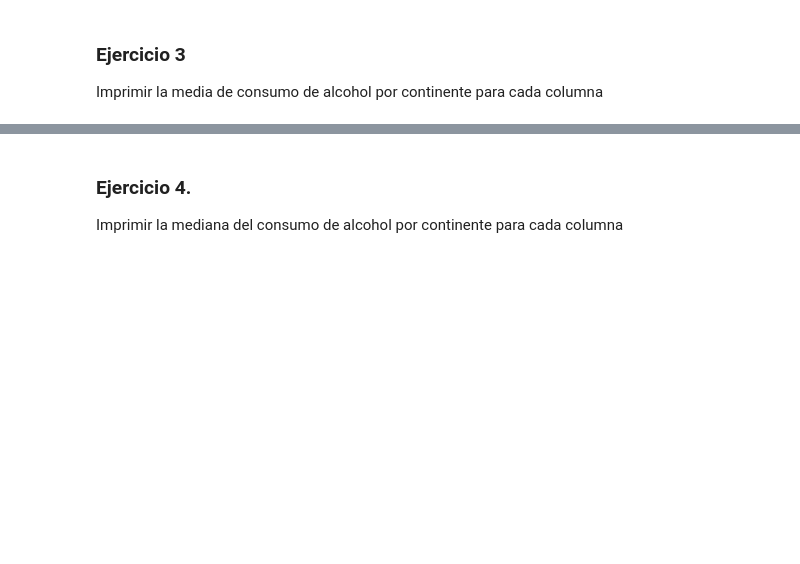
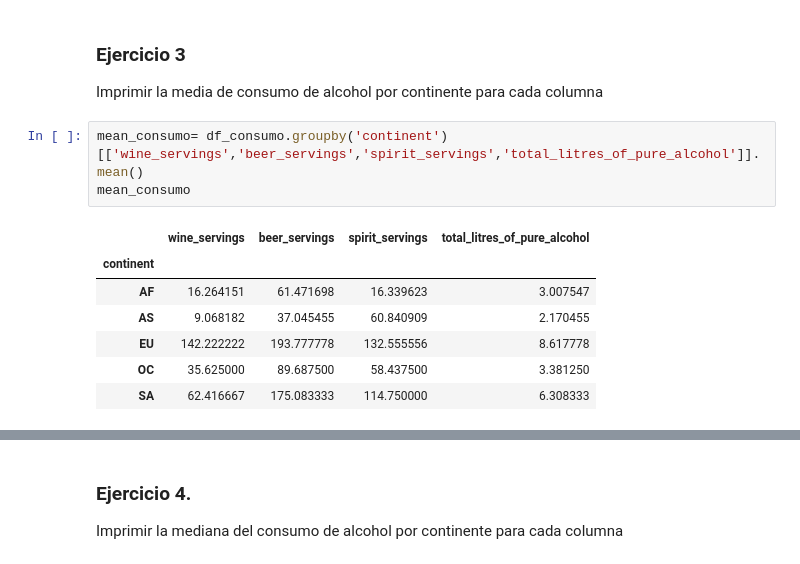
Before and after one commit to MariaRepository/ONLINE_DS_THEBRIDGE_MariaFernandez, a Jupyter notebook: 02_Programacion_y_Herramientas_Avanzadas/Sprint_04/Unidad_02/Ejercicios_Workout/14_Ejercicio_Agrupaciones.ipynb, the cells around one changed output, grey strips where cells are left out. Saved outputs shown, nothing was run; the diff lists cells and outputs as text; blank space fills up the shorter version.

```diff
--- a/02_Programacion_y_Herramientas_Avanzadas/Sprint_04/Unidad_02/Ejercicios_Workout/14_Ejercicio_Agrupaciones.ipynb
+++ b/02_Programacion_y_Herramientas_Avanzadas/Sprint_04/Unidad_02/Ejercicios_Workout/14_Ejercicio_Agrupaciones.ipynb
@@ -71,6 +71,17 @@ df_consumo.value_counts
 ### Ejercicio 3
 
 Imprimir la media de consumo de alcohol por continente para cada columna
+# %%
+mean_consumo= df_consumo.groupby('continent')[['wine_servings','beer_servings','spirit_servings','total_litres_of_pure_alcohol']].mean()
+mean_consumo
+# %% [output]
+|  | wine_servings | beer_servings | spirit_servings | total_litres_of_pure_alcohol |
+| continent |  |  |  |  |
+| AF | 16.264151 | 61.471698 | 16.339623 | 3.007547 |
+| AS | 9.068182 | 37.045455 | 60.840909 | 2.170455 |
+| EU | 142.222222 | 193.777778 | 132.555556 | 8.617778 |
+| OC | 35.625000 | 89.687500 | 58.437500 | 3.381250 |
+| SA | 62.416667 | 175.083333 | 114.750000 | 6.308333 |
 # %%
 def sumaalcohol(row):
     return row[['beer_servings', 'spirit_servings', 'wine_servings','total_litres_of_pure_alcohol']].sum()
```
Also changed, not shown: parts of 7 cells of this notebook.
